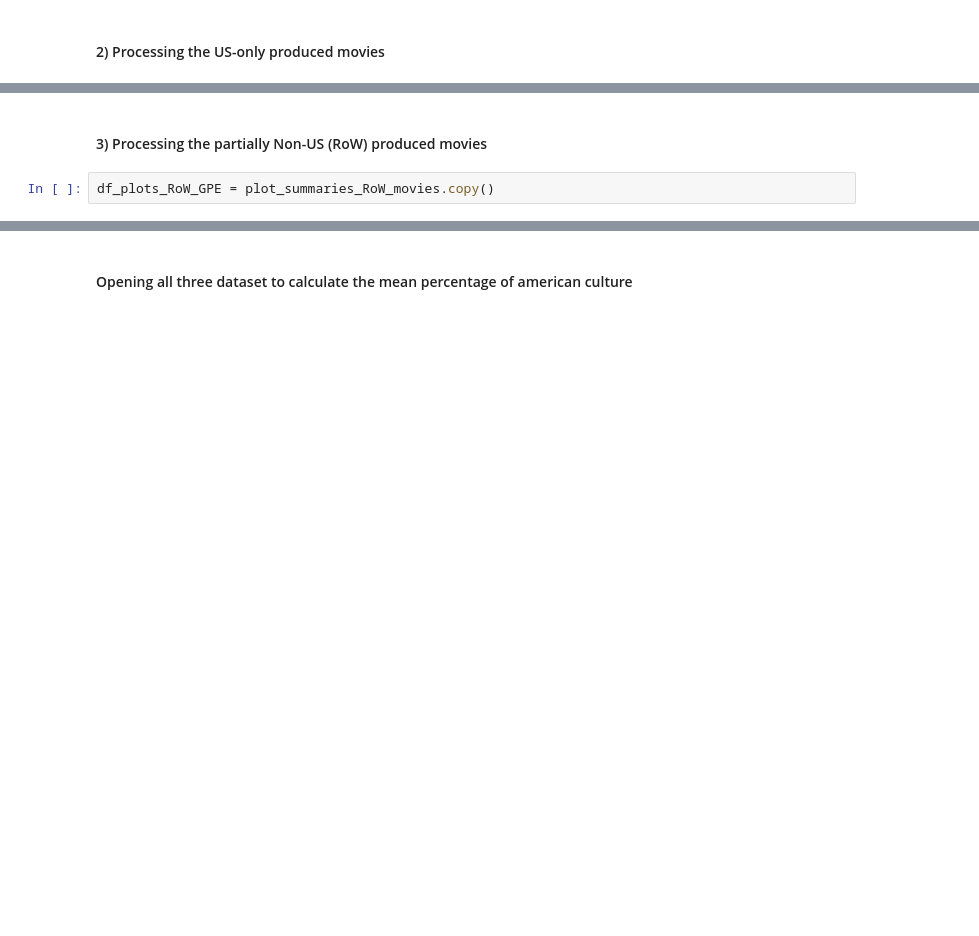
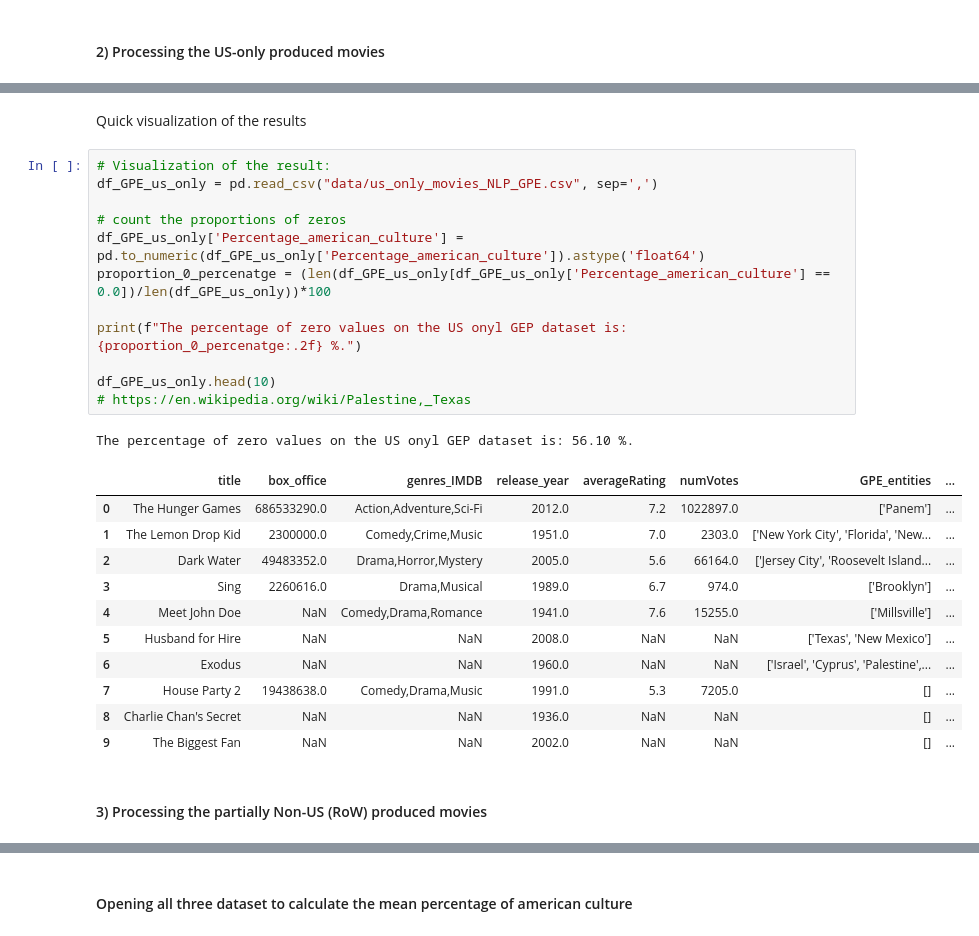
Before and after one commit to epfl-ada/ada-2024-project-adactylous, a Jupyter notebook: NLP_Luca_P3.ipynb, the cells around one changed output, grey strips where cells are left out. Drawn from its saved outputs; the diff is of its cells as text; blank space fills up the shorter version.

```diff
--- a/NLP_Luca_P3.ipynb
+++ b/NLP_Luca_P3.ipynb
@@ -531,4 +562,29 @@ print(f"Execution time: {execution_time/60:.2f} minutes. NLP processing done.")
+# %% [markdown]
+Quick visualization of the results
+# %%
+# Visualization of the result:
+df_GPE_us_only = pd.read_csv("data/us_only_movies_NLP_GPE.csv", sep=',')
+
+# count the proportions of zeros
+df_GPE_us_only['Percentage_american_culture'] = pd.to_numeric(df_GPE_us_only['Percentage_american_culture']).astype('float64')
+proportion_0_percenatge = (len(df_GPE_us_only[df_GPE_us_only['Percentage_american_culture'] == 0.0])/len(df_GPE_us_only))*100
+
+print(f"The percentage of zero values on the US onyl GEP dataset is: {proportion_0_percenatge:.2f} %.")
+
+df_GPE_us_only.head(10)
+# https://en.wikipedia.org/wiki/Palestine,_Texas
+# %% [output]
+The percentage of zero values on the US onyl GEP dataset is: 56.10 %.
+|  | title | box_office | genres_IMDB | release_year | averageRating | numVotes | GPE_entities | ... |
+| 0 | The Hunger Games | 686533290.0 | Action,Adventure,Sci-Fi | 2012.0 | 7.2 | 1022897.0 | ['Panem'] | ... |
+| 1 | The Lemon Drop Kid | 2300000.0 | Comedy,Crime,Music | 1951.0 | 7.0 | 2303.0 | ['New York City', 'Florida', 'New... | ... |
+| 2 | Dark Water | 49483352.0 | Drama,Horror,Mystery | 2005.0 | 5.6 | 66164.0 | ['Jersey City', 'Roosevelt Island... | ... |
+| 3 | Sing | 2260616.0 | Drama,Musical | 1989.0 | 6.7 | 974.0 | ['Brooklyn'] | ... |
+| 4 | Meet John Doe | NaN | Comedy,Drama,Romance | 1941.0 | 7.6 | 15255.0 | ['Millsville'] | ... |
+| 5 | Husband for Hire | NaN | NaN | 2008.0 | NaN | NaN | ['Texas', 'New Mexico'] | ... |
+| 6 | Exodus | NaN | NaN | 1960.0 | NaN | NaN | ['Israel', 'Cyprus', 'Palestine',... | ... |
+| 7 | House Party 2 | 19438638.0 | Comedy,Drama,Music | 1991.0 | 5.3 | 7205.0 | [] | ... |
+| 8 | Charlie Chan's Secret | NaN | NaN | 1936.0 | NaN | NaN | [] | ... |
+| 9 | The Biggest Fan | NaN | NaN | 2002.0 | NaN | NaN | [] | ... |
 # %% [markdown]
 #### 3) Processing the partially Non-US (RoW) produced movies
-# %%
-df_plots_RoW_GPE = plot_summaries_RoW_movies.copy()
```
Also changed, not shown: parts of 10 cells of this notebook, 2 other files.
